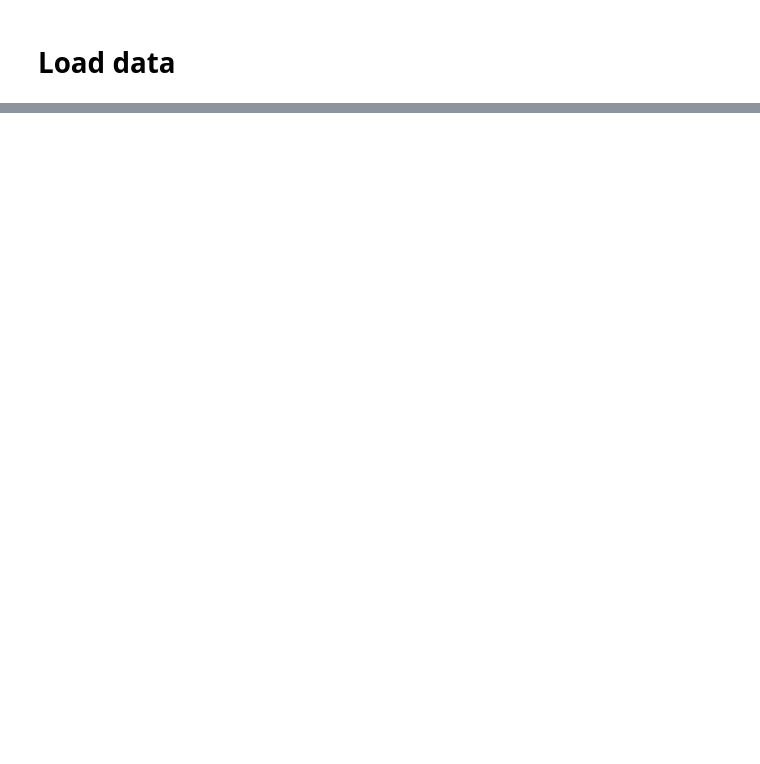
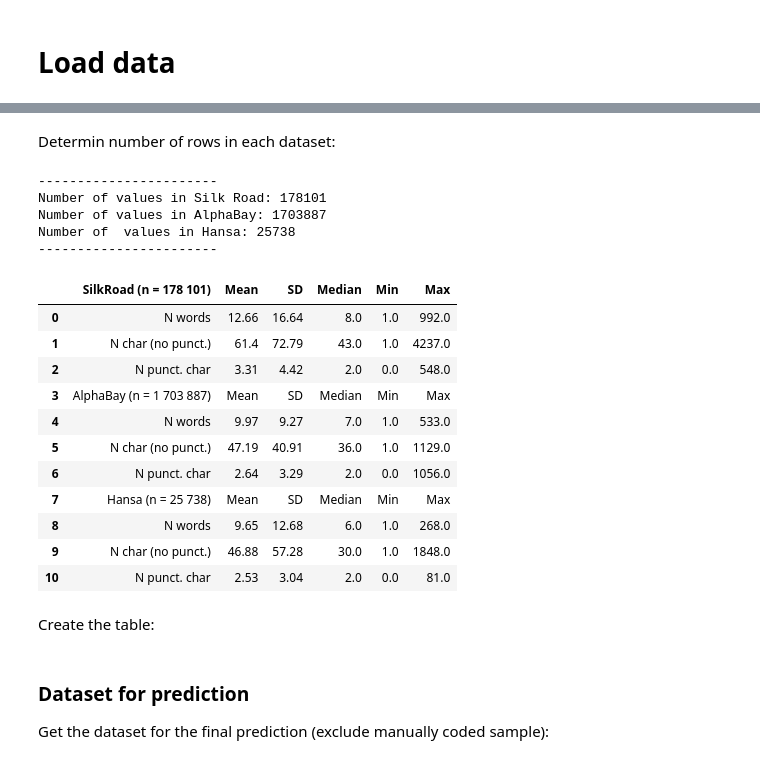
Before and after one commit to GregoryG3/Thesis, a Jupyter notebook: INITIALIZATION.ipynb, the cells around one changed output, grey strips where cells are left out. Cells and saved outputs as stored; diff of their text form; code cells hidden in the pictures; blank space fills up the shorter version.

```diff
--- a/INITIALIZATION.ipynb
+++ b/INITIALIZATION.ipynb
@@ -115,0 +356,76 @@ test
+# %% [markdown]
+Determin number of rows in each dataset:
+# %%
+sr_nrows = sr_text_feedback.shape[0]
+ab_nrows = ab_text_feedback.shape[0]
+ha_nrows = ha_text_feedback.shape[0]
+
+print(f"""-----------------------
+Number of values in Silk Road: {sr_nrows}
+Number of values in AlphaBay: {ab_nrows}
+Number of  values in Hansa: {ha_nrows}
+-----------------------""")
+# %% [output]
+-----------------------
+Number of values in Silk Road: 178101
+Number of values in AlphaBay: 1703887
+Number of  values in Hansa: 25738
+-----------------------
+# %%
+# Define the column names for descriptives
+colnames_descriptives = ["Mean", "SD", "Median", "Min", "Max"]
+
+# Create a DataFrame for the colnames_descriptives
+descriptives_header = pd.DataFrame([colnames_descriptives],
+                                   columns=colnames_descriptives)
+
+# Define the first column data
+first_col = [
+    "N words",
+    "N char (no punct.)",
+    "N punct. char",
+    "AlphaBay (n = 1 703 887)",
+    "N words",
+    "N char (no punct.)",
+    "N punct. char",
+    "Hansa (n = 25 738)",
+    "N words",
+    "N char (no punct.)",
+    "N punct. char"
+]
+
+# Combine the data frames row-wise
+combined_data = pd.concat([
+    sr_descriptives,
+    descriptives_header,
+    ab_descriptives,
+    descriptives_header,
+    ha_descriptives
+], ignore_index=True)
+
+# Add the first column to the combined data frame
+combined_data.insert(0, "First Col", first_col)
+
+# Define the column names for the final table
+colnames_table_2 = ["SilkRoad (n = 178 101)", "Mean", "SD",
+                    "Median", "Min", "Max"]
+
+# Assign the column names to the data frame
+combined_data.columns = colnames_table_2
+# %%
+combined_data
+# %% [output]
+|  | SilkRoad (n = 178 101) | Mean | SD | Median | Min | Max |
+| 0 | N words | 12.66 | 16.64 | 8.0 | 1.0 | 992.0 |
+| 1 | N char (no punct.) | 61.4 | 72.79 | 43.0 | 1.0 | 4237.0 |
+| 2 | N punct. char | 3.31 | 4.42 | 2.0 | 0.0 | 548.0 |
+| 3 | AlphaBay (n = 1 703 887) | Mean | SD | Median | Min | Max |
+| 4 | N words | 9.97 | 9.27 | 7.0 | 1.0 | 533.0 |
+| 5 | N char (no punct.) | 47.19 | 40.91 | 36.0 | 1.0 | 1129.0 |
+| 6 | N punct. char | 2.64 | 3.29 | 2.0 | 0.0 | 1056.0 |
+| 7 | Hansa (n = 25 738) | Mean | SD | Median | Min | Max |
+| 8 | N words | 9.65 | 12.68 | 6.0 | 1.0 | 268.0 |
+| 9 | N char (no punct.) | 46.88 | 57.28 | 30.0 | 1.0 | 1848.0 |
+| 10 | N punct. char | 2.53 | 3.04 | 2.0 | 0.0 | 81.0 |
+# %% [markdown]
+Create the table:
@@ -115,0 +499,4 @@ test
+# %% [markdown]
+### Dataset for prediction
+
+Get the dataset for the final prediction (exclude manually coded sample):
```
Also changed, not shown: parts of 69 cells of this notebook.
